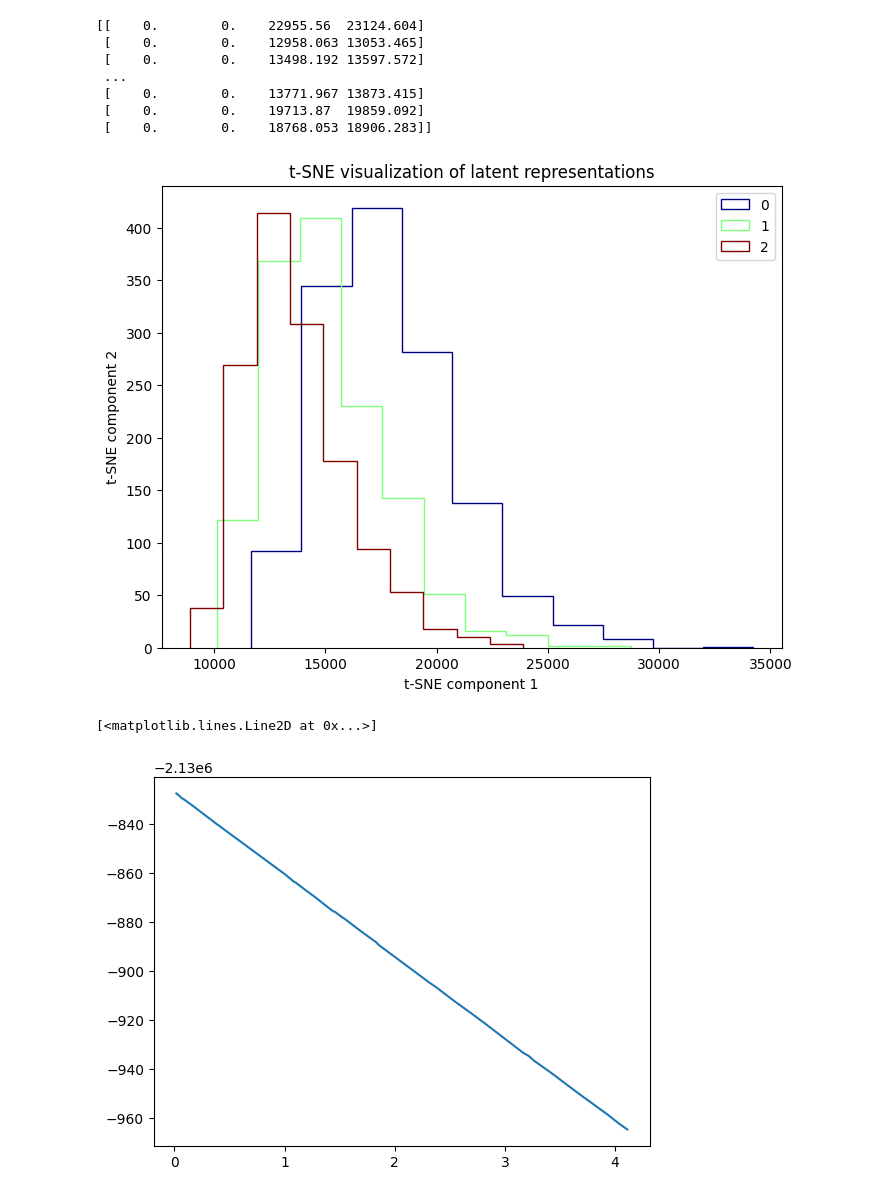
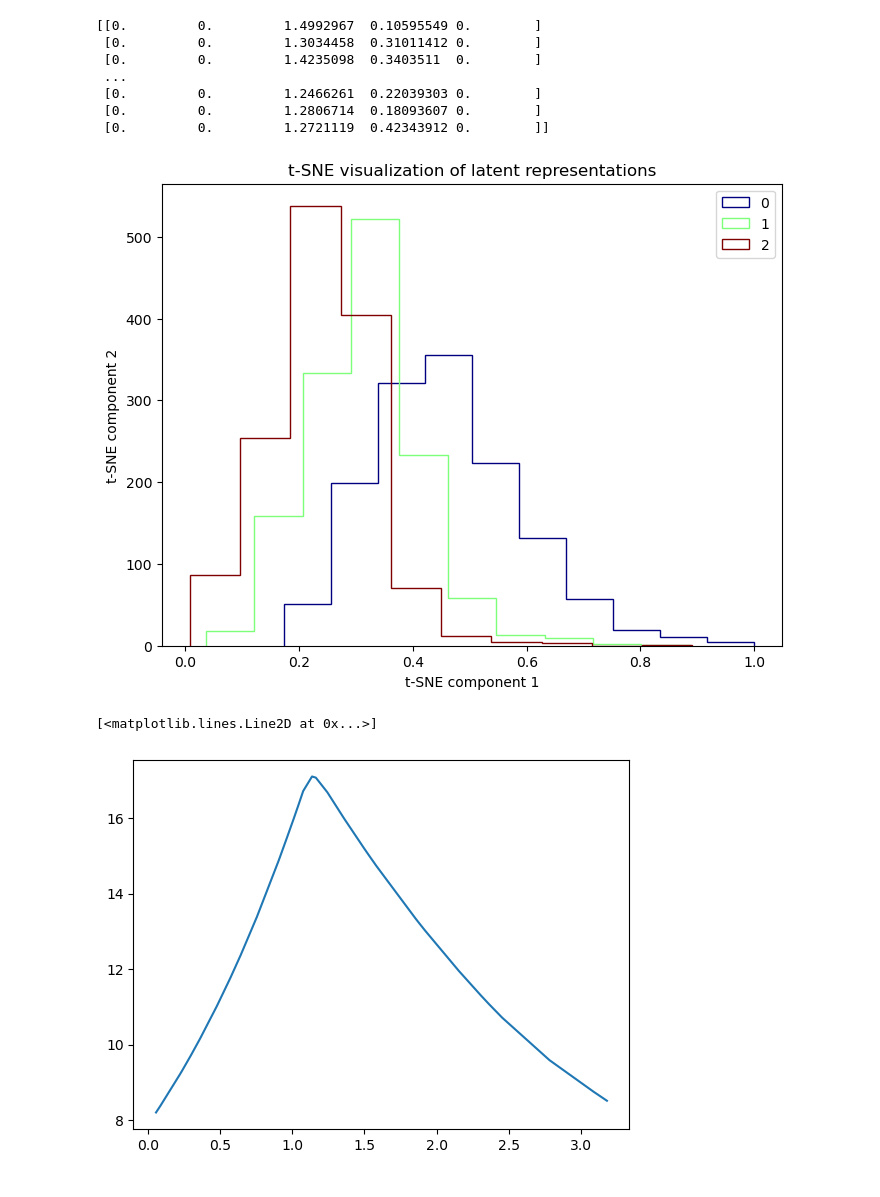
Before and after one commit to villrv/ppae, a Jupyter notebook: debugging.ipynb, the cells around one changed output. Saved outputs shown, nothing was run; the diff lists cells and outputs as text; code cells hidden in the pictures.

```diff
--- a/debugging.ipynb
+++ b/debugging.ipynb
@@ -12,9 +12,9 @@ data = StepFunctionEventsDataset(4096,[1, 0.5, 0.25])
 # %%
 loader = DataLoader(data, batch_size=1024, shuffle=True)
 # %%
-model = Autoencoder(40, 4, 1, 1, lam = 0.0025)
+model = Autoencoder(40, 5, 1, 1, lam = 0)
 model = model.to(device)
 print(device)
-trainer = pl.Trainer(max_epochs=1000, accelerator=device, devices=1)
+trainer = pl.Trainer(max_epochs=200, accelerator=device, devices=1)
 history = trainer.fit(model, loader)
 # %% [output]
@@ -65,3 +63,17 @@ pca = PCA(n_components=2)
 embedding = pca.fit_transform(z)
 
 # embedding = z
+labels = test_batch['type'].numpy()
+unique_labels = np.unique(labels)
+colors = plt.cm.jet(np.linspace(0, 1, len(unique_labels)))
+
+plt.figure(figsize=(8, 6))
+for i, label in enumerate(unique_labels):
+    idx = labels == label
+    plt.scatter(embedding[idx, 0], embedding[idx, 1], color=colors[i], label=label, marker='o',s=3)
+
+plt.xlabel('t-SNE component 1')
+plt.ylabel('t-SNE component 2')
+plt.legend(loc='best')
+plt.title('t-SNE visualization of latent representations')
+plt.show()
@@ -68,32 +82,33 @@ embedding = pca.fit_transform(z)
 # %%
 labels = test_batch['type'].numpy()
 unique_labels = np.unique(labels)
 colors = plt.cm.jet(np.linspace(0, 1, len(unique_labels)))
 print(z)
 plt.figure(figsize=(8, 6))
 for i, label in enumerate(unique_labels):
     idx = labels == label
-    plt.hist(z[idx, 2], color=colors[i], histtype='step', label=label)
+    plt.hist(z[idx, 3], color=colors[i], histtype='step', label=label)
 
 plt.xlabel('t-SNE component 1')
 plt.ylabel('t-SNE component 2')
 plt.legend(loc='best')
 plt.title('t-SNE visualization of latent representations')
 plt.show()
 # %% [output]
-[[    0.        0.    22955.56  23124.604]
- [    0.        0.    12958.063 13053.465]
- [    0.        0.    13498.192 13597.572]
+[[0.         0.         1.4992967  0.10595549 0.        ]
+ [0.         0.         1.3034458  0.31011412 0.        ]
+ [0.         0.         1.4235098  0.3403511  0.        ]
  ...
- [    0.        0.    13771.967 13873.415]
- [    0.        0.    19713.87  19859.092]
- [    0.        0.    18768.053 18906.283]]
+ [0.         0.         1.2466261  0.22039303 0.        ]
+ [0.         0.         1.2806714  0.18093607 0.        ]
+ [0.         0.         1.2721119  0.42343912 0.        ]]
-[figure, old version]
+[figure, new version]
 # %%
 with torch.no_grad():
     coded = model.code(test_batch['event_list'])
     rates = model.decode(coded)
-plt.plot(coded[0,:,0], rates[0,:,0])
+index = 12
+plt.plot(coded[index,:,0], torch.exp(rates[index,:,0]))
 # %% [output]
 [<matplotlib.lines.Line2D at 0x...>]
-[figure, old version]
+[figure, new version]
```
Also changed, not shown: parts of 3 cells of this notebook, 38 other files.
